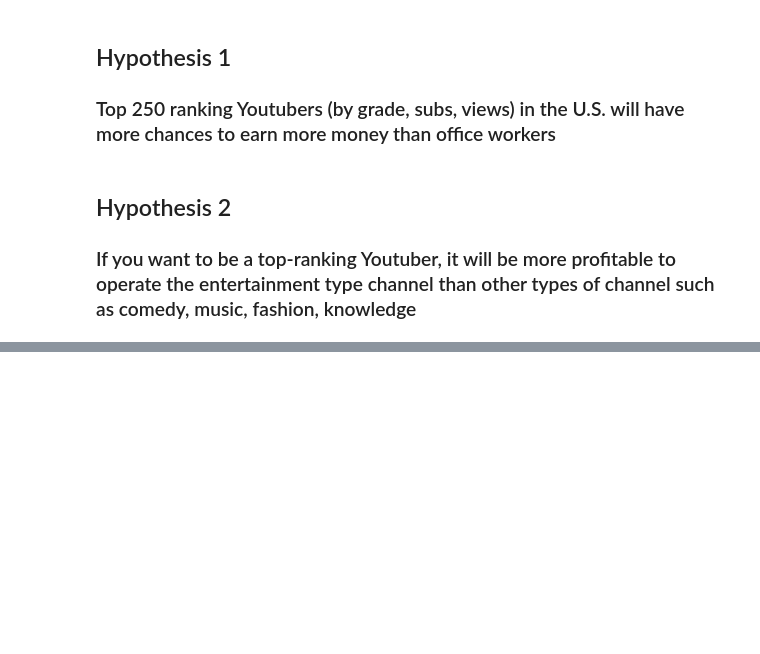
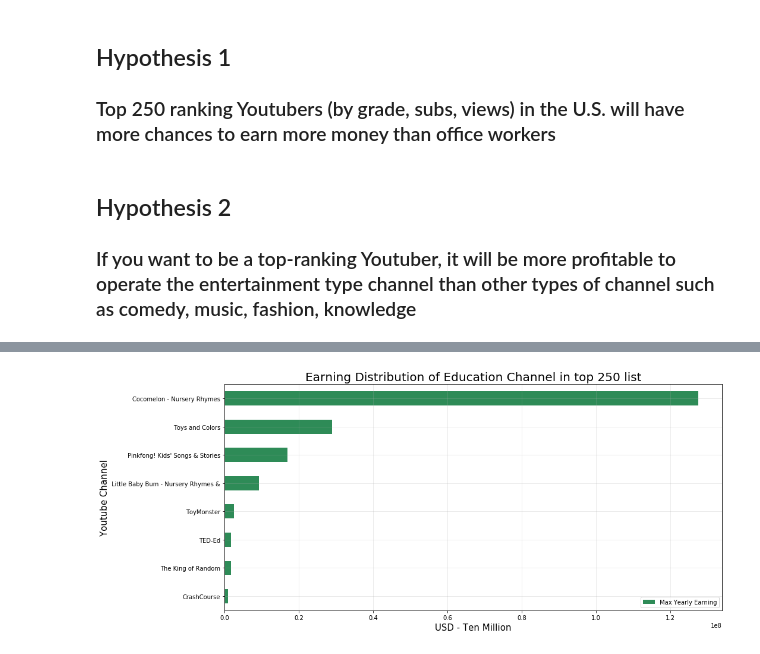
Before and after one commit to gillian850413/Final_Project, a Jupyter notebook: IS590PR_Final_Project_Part1.ipynb, the cells around one changed output, grey strips where cells are left out. Cells and saved outputs as stored; diff of their text form; code cells hidden in the pictures; blank space fills up the shorter version.

```diff
--- a/IS590PR_Final_Project_Part1.ipynb
+++ b/IS590PR_Final_Project_Part1.ipynb
@@ -121,3 +124,11 @@ barPlot_Creation(categories_views_info, 12)
 # plt.ylabel('USD (Ten Million)')
 # plt.grid(axis='both', alpha=.3)
 # plt.show()
+# %%
+educationSubs = top250_subs_df[top250_subs_df['Category'] == 'Education']
+educationViews = top250_views_df[top250_views_df['Category'] == 'Education']
+educationSubs = educationSubs.sort_values(by='Max Yearly Earning',ascending=True)
+educationViews = educationViews.sort_values(by='Max Yearly Earning',ascending=False)
+
+entertainmentViews = top250_views_df[top250_views_df['Category'] == 'Entertainment'][:10]
+entertainmentViews = entertainmentViews.sort_values(by='Max Yearly Earning',ascending=True)
@@ -123,0 +161,16 @@ barPlot_Creation(categories_views_info, 12)
+# %%
+# drop the first row of the dataframe
+educationSubs.drop(educationSubs.head(1).index,inplace=True)
+# %%
+def youtubeChannelEarning(dataframe_name, category):
+    dataframe_name.index = dataframe_name['Name']
+    ax = dataframe_name[['Max Yearly Earning']].plot(kind='barh', align='center', figsize=(15,7), linewidth=.9, color='#2E8B57')
+    plt.title('Earning Distribution of ' + category + ' Channel in top 250 list', fontsize=20)
+    plt.xlabel('USD - Ten Million', fontsize=15)
+    plt.ylabel('Youtube Channel', fontsize=15)
+    plt.grid(axis='both', alpha=.3)
+    plt.show()
+# %%
+youtubeChannelEarning(educationSubs, 'Education')
+# %% [output]
+[figure, added]
```
Also changed, not shown: parts of 9 cells of this notebook.
